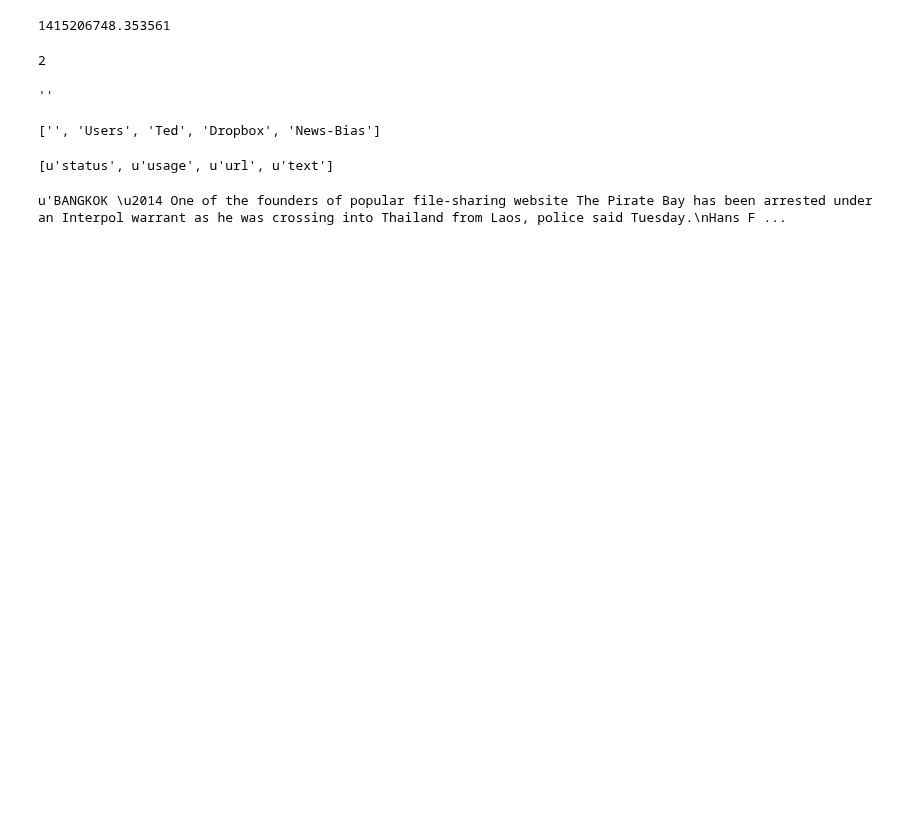
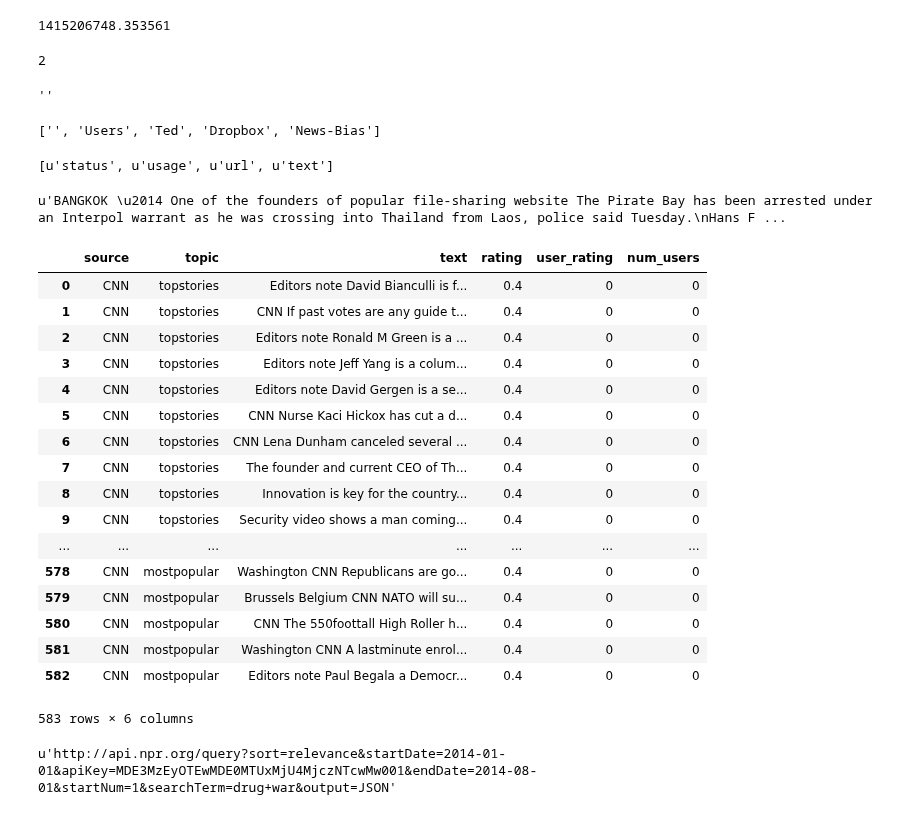
Before and after one commit to tdpetrou/News-Event-Classification, a Jupyter notebook: Exploratory notebook.ipynb, the cells around one changed output. Saved outputs shown, nothing was run; the diff lists cells and outputs as text; code cells hidden in the pictures; blank space fills up the shorter version.

```diff
--- a/Exploratory notebook.ipynb
+++ b/Exploratory notebook.ipynb
@@ -640,0 +643,26 @@ cnn = cnn.reset_index(drop = True)
+# %%
+cnn = pd.read_csv('data/cnn_data.csv')
+# %%
+cnn['user_rating'] = 0
+cnn['num_users'] = 0
+# %%
+cnn
+# %% [output]
+|  | source | topic | text | rating | user_rating | num_users |
+| 0 | CNN | topstories | Editors note David Bianculli is f... | 0.4 | 0 | 0 |
+| 1 | CNN | topstories | CNN If past votes are any guide t... | 0.4 | 0 | 0 |
+| 2 | CNN | topstories | Editors note Ronald M Green is a ... | 0.4 | 0 | 0 |
+| 3 | CNN | topstories | Editors note Jeff Yang is a colum... | 0.4 | 0 | 0 |
+| 4 | CNN | topstories | Editors note David Gergen is a se... | 0.4 | 0 | 0 |
+| 5 | CNN | topstories | CNN Nurse Kaci Hickox has cut a d... | 0.4 | 0 | 0 |
+| 6 | CNN | topstories | CNN Lena Dunham canceled several ... | 0.4 | 0 | 0 |
+| 7 | CNN | topstories | The founder and current CEO of Th... | 0.4 | 0 | 0 |
+| 8 | CNN | topstories | Innovation is key for the country... | 0.4 | 0 | 0 |
+| 9 | CNN | topstories | Security video shows a man coming... | 0.4 | 0 | 0 |
+| ... | ... | ... | ... | ... | ... | ... |
+| 578 | CNN | mostpopular | Washington CNN Republicans are go... | 0.4 | 0 | 0 |
+| 579 | CNN | mostpopular | Brussels Belgium CNN NATO will su... | 0.4 | 0 | 0 |
+| 580 | CNN | mostpopular | CNN The 550foottall High Roller h... | 0.4 | 0 | 0 |
+| 581 | CNN | mostpopular | Washington CNN A lastminute enrol... | 0.4 | 0 | 0 |
+| 582 | CNN | mostpopular | Editors note Paul Begala a Democr... | 0.4 | 0 | 0 |
+583 rows × 6 columns
@@ -640,0 +678,4 @@ cnn = cnn.reset_index(drop = True)
+# %%
+req.url
+# %% [output]
+u'http://api.npr.org/query?sort=relevance&startDate=2014-01-01&apiKey=MDE3MzEyOTEwMDE0MTUxMjU4MjczNTcwMw001&endDate=2014-08-01&startNum=1&searchTerm=drug+war&output=JSON'
```
Also changed, not shown: parts of 25 cells of this notebook, 9 other files.
